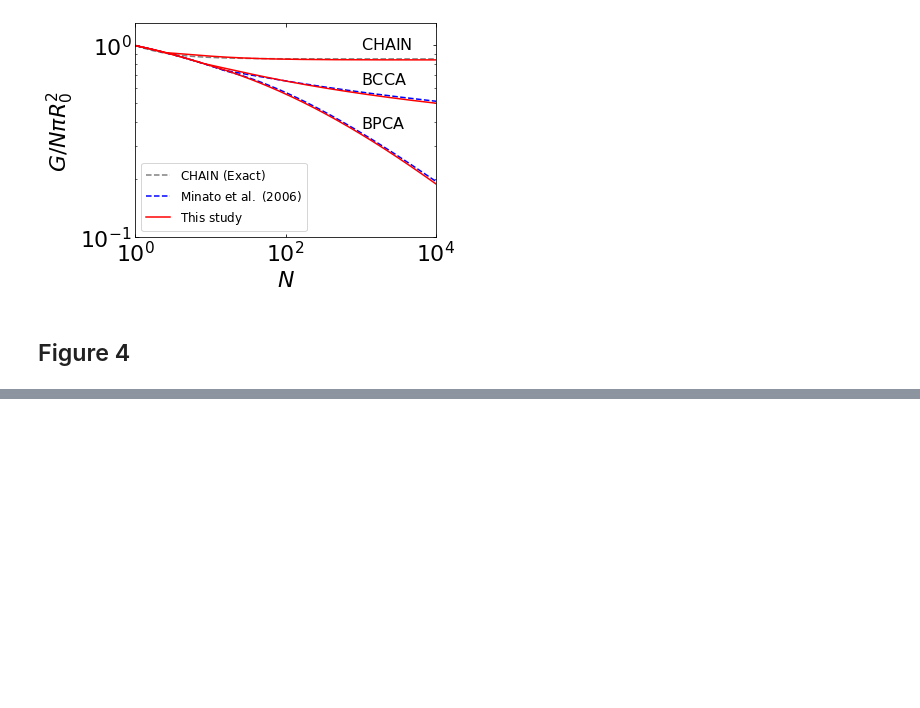
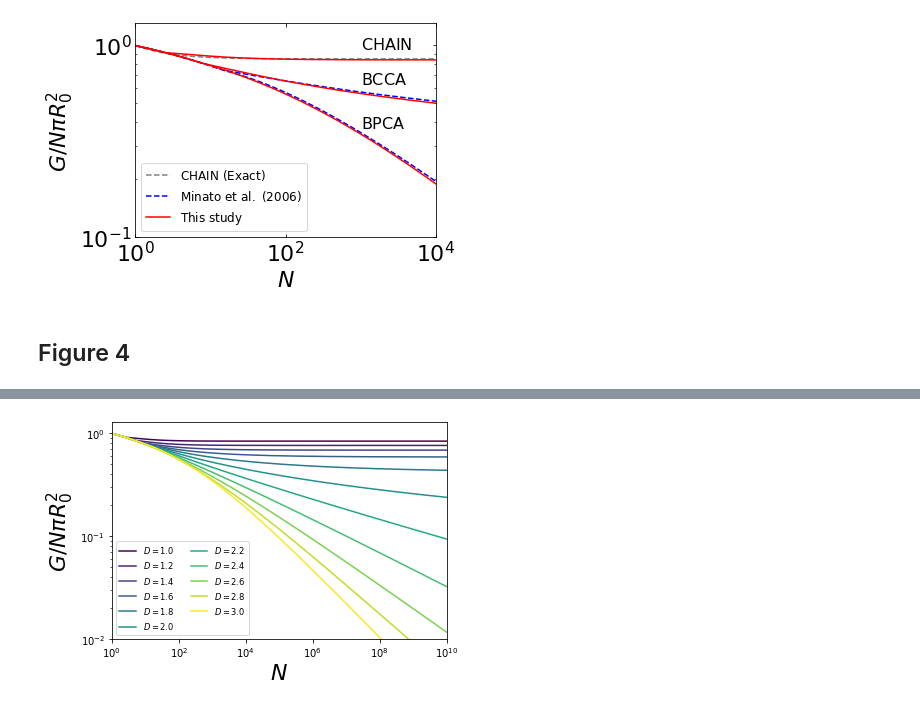
Before and after one commit to rtazaki1205/geofractal, a Jupyter notebook: figures/figures_for_Tazaki_2021.ipynb, the cells around one changed output, grey strips where cells are left out. Cells and saved outputs as stored; diff of their text form; code cells hidden in the pictures; blank space fills up the shorter version.

Commit message:
updated figures in notebook

```diff
--- a/figures/figures_for_Tazaki_2021.ipynb
+++ b/figures/figures_for_Tazaki_2021.ipynb
@@ -25,7 +25,6 @@ df_bpca  = 3.0
 k0_chain = np.sqrt(3.0)
 k0_bcca  = 1.04
 k0_bpca  = 0.3
-#k0 = 0.5*(0.3-np.sqrt(3.0))*(df-1.0)+np.sqrt(3.0)
 
 #-------------------------------------------------------
 # Model of correlation function
@@ -36,8 +35,8 @@ cormodel= 'FLDIM'
 # call geofractal.py
 #-------------------------------------------------------
 Nmin = 1.e0
-Nmax = 1.e4
-N    = 250
+Nmax = 1.e12
+N    = 500
 PN   = np.exp(np.linspace(math.log(Nmin),math.log(Nmax),N))
 G_chain = np.zeros(N)
 G_bcca = np.zeros(N)
@@ -100,3 +99,16 @@ f.savefig('fig3.pdf')
 [figure]
 # %% [markdown]
 ## Figure 4
+# %%
+ndf = 20
+df = np.linspace(1.0,3.0,ndf+1)
+G = np.zeros((N,N))
+GO = np.zeros((N,N))
+GC = np.zeros((N,N))
+for i in range(ndf+1):
+    k0 = 0.5*(0.3-np.sqrt(3.0))*(df[i]-1.0)+np.sqrt(3.0)
+    print (i,'%13.6e %13.6e'%(df[i],k0))
+    for j in range(N):
+            G[i,j] = geofractal(PN[j],df[i],k0,cormodel)
+            GC[i,j] = chararea(PN[j],df[i],k0)
+            GO[i,j] = okuzumi09(PN[j],df[i],k0)
@@ -102,0 +133,25 @@ f.savefig('fig3.pdf')
+# %%
+f  = plt.figure(figsize=(6,4))
+ax = plt.gca()
+cmap = plt.get_cmap('viridis')
+ax.set_ylim(1e-2,1.3)
+ax.set_xlim(1.e0,1.e10)
+label_size=22
+ax.set_xlabel(r'$N$',fontsize=label_size)
+ax.set_ylabel(r'$G/N\pi R_0^2$',fontsize=label_size)
+ax.loglog(PN[:],G[0,:],color=cmap(0.0/10.0),linestyle='-',label=r'$D=1.0$')
+ax.loglog(PN[:],G[2,:],color=cmap(1.0/10.0),linestyle='-',label=r'$D=1.2$')
+ax.loglog(PN[:],G[4,:],color=cmap(2.0/10.0),linestyle='-',label=r'$D=1.4$')
+ax.loglog(PN[:],G[6,:],color=cmap(3.0/10.0),linestyle='-',label=r'$D=1.6$')
+ax.loglog(PN[:],G[8,:],color=cmap(4.0/10.0),linestyle='-',label=r'$D=1.8$')
+ax.loglog(PN[:],G[10,:],color=cmap(5.0/10.0),linestyle='-',label=r'$D=2.0$')
+ax.loglog(PN[:],G[12,:],color=cmap(6.0/10.0),linestyle='-',label=r'$D=2.2$')
+ax.loglog(PN[:],G[14,:],color=cmap(7.0/10.0),linestyle='-',label=r'$D=2.4$')
+ax.loglog(PN[:],G[16,:],color=cmap(8.0/10.0),linestyle='-',label=r'$D=2.6$')
+ax.loglog(PN[:],G[18,:],color=cmap(9.0/10.0),linestyle='-',label=r'$D=2.8$')
+ax.loglog(PN[:],G[20,:],color=cmap(10.0/10.0),linestyle='-',label=r'$D=3.0$')
+ax.legend(loc='lower left',ncol=2,fontsize='small')
+plt.show()
+f.savefig('fig4.pdf')
+# %% [output]
+[figure, added]
```
Also changed, not shown: parts of 7 cells of this notebook.
